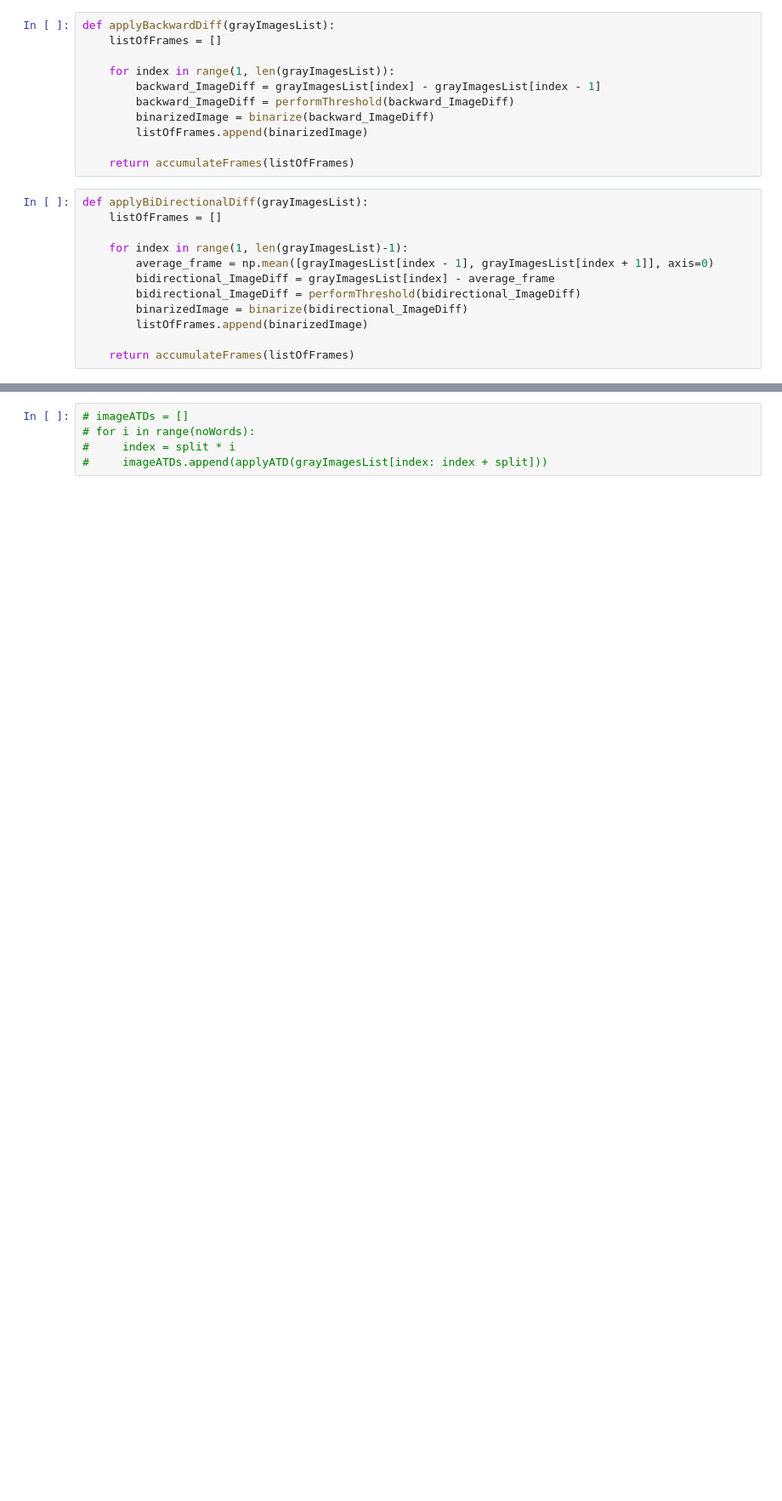
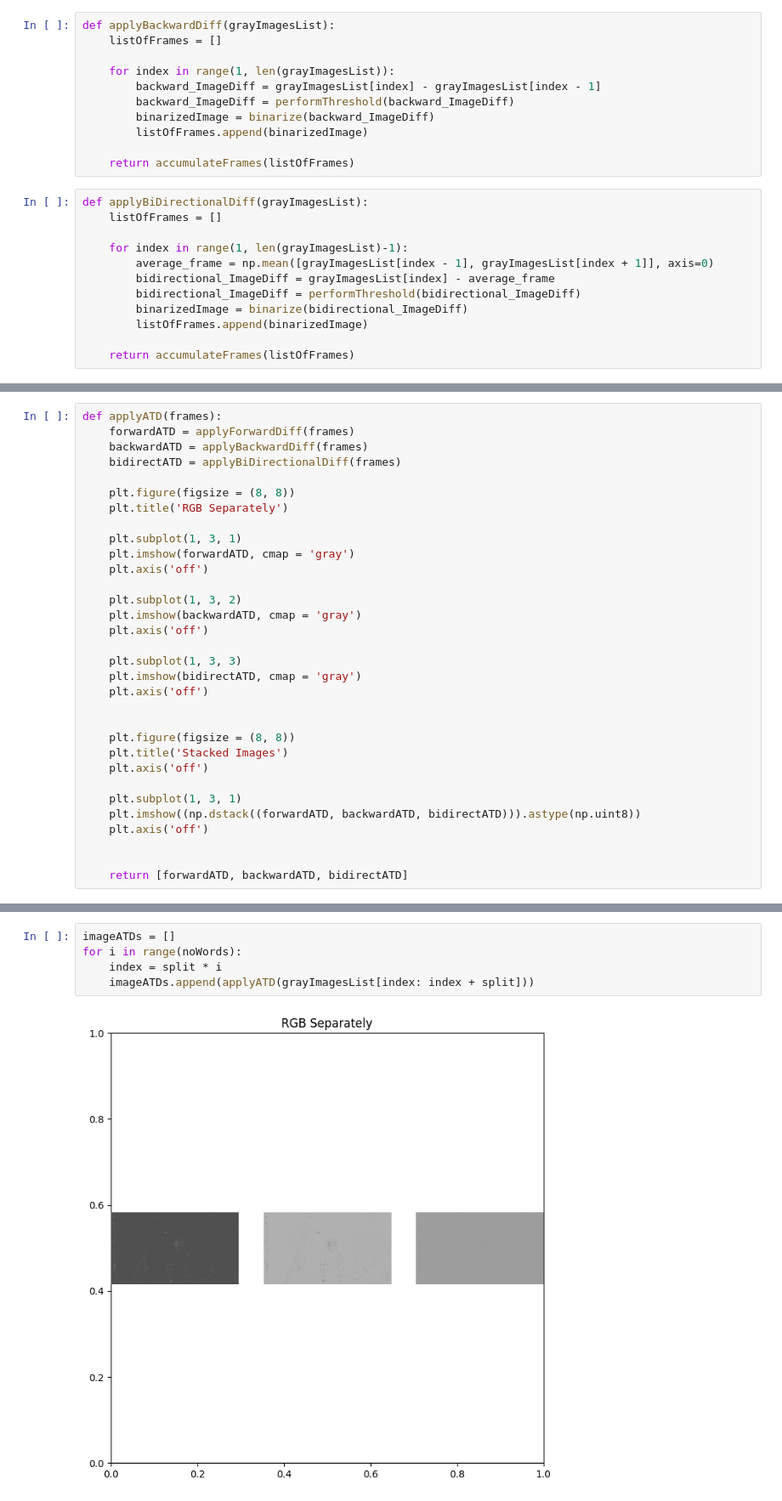
Before and after one commit to lamiselsayed/Senior-Design-Code, a Jupyter notebook: 03-Grayscaling_&_Directional_ATD.ipynb, the cells around one changed output, grey strips where cells are left out. Shown: that part at 85% size. Cells and saved outputs as stored; diff of their text form; blank space fills up the shorter version.

```diff
--- a/03-Grayscaling_&_Directional_ATD.ipynb
+++ b/03-Grayscaling_&_Directional_ATD.ipynb
@@ -166,2 +161,34 @@ def applyATD(frames):
+# %%
+def applyATD(frames):
+    forwardATD = applyForwardDiff(frames)
+    backwardATD = applyBackwardDiff(frames)
+    bidirectATD = applyBiDirectionalDiff(frames)
+
+    plt.figure(figsize = (8, 8))
+    plt.title('RGB Separately')
+
+    plt.subplot(1, 3, 1)
+    plt.imshow(forwardATD, cmap = 'gray')
+    plt.axis('off')
+
+    plt.subplot(1, 3, 2)
+    plt.imshow(backwardATD, cmap = 'gray')
+    plt.axis('off')
+
+    plt.subplot(1, 3, 3)
+    plt.imshow(bidirectATD, cmap = 'gray')
+    plt.axis('off')
+
+
+    plt.figure(figsize = (8, 8))
+    plt.title('Stacked Images')
+    plt.axis('off')
+
+    plt.subplot(1, 3, 1)
+    plt.imshow((np.dstack((forwardATD, backwardATD, bidirectATD))).astype(np.uint8))
+    plt.axis('off')
+
+
+    return [forwardATD, backwardATD, bidirectATD]
 # %%
 noFrames = len(grayImagesList)
@@ -169,6 +196,8 @@ noWords = 1
 split = noFrames // noWords
 # %%
-# imageATDs = []
-# for i in range(noWords):
-#     index = split * i
-#     imageATDs.append(applyATD(grayImagesList[index: index + split]))
+imageATDs = []
+for i in range(noWords):
+    index = split * i
+    imageATDs.append(applyATD(grayImagesList[index: index + split]))
+# %% [output]
+[figure, added]
```
Also changed, not shown: parts of 15 cells of this notebook.
